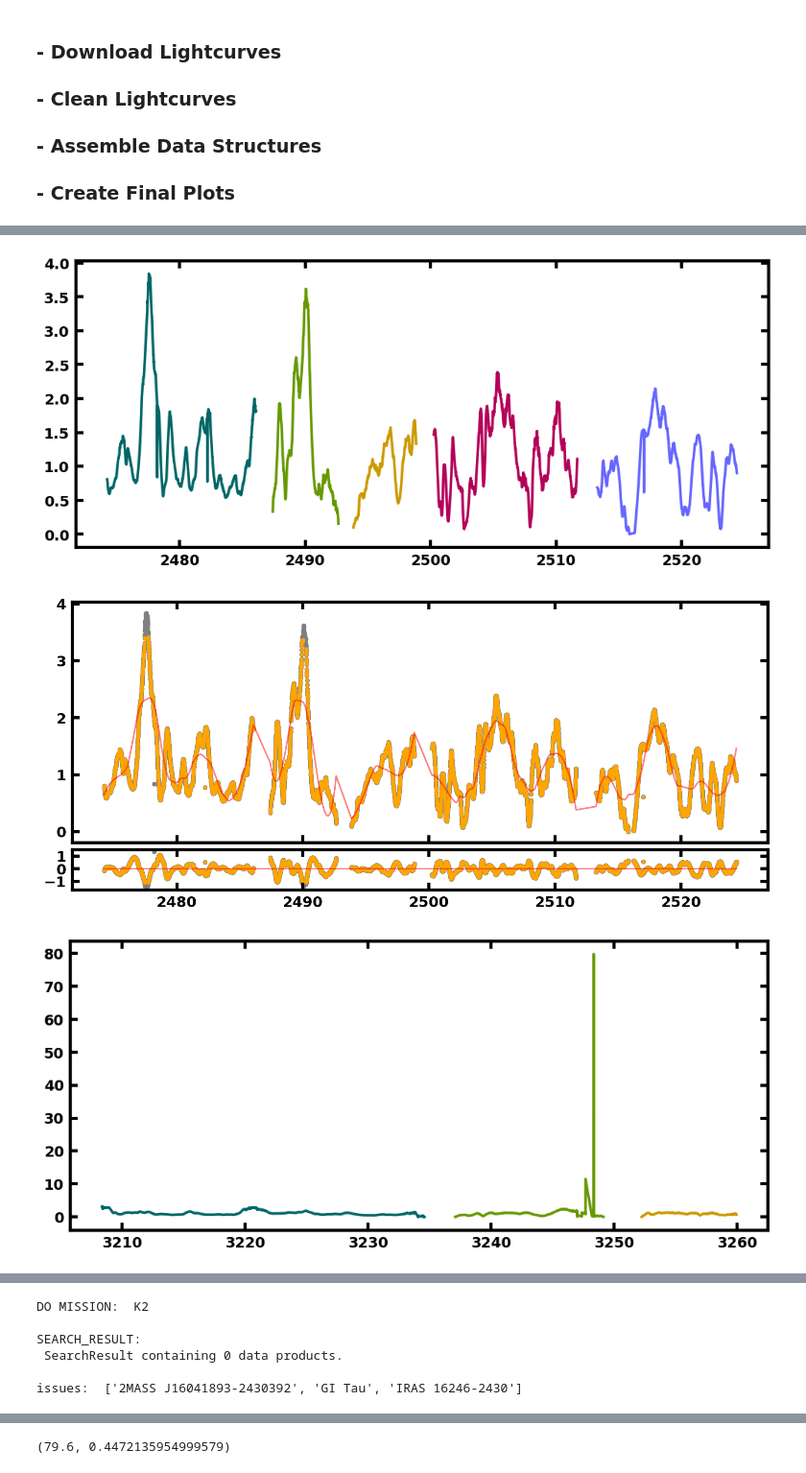
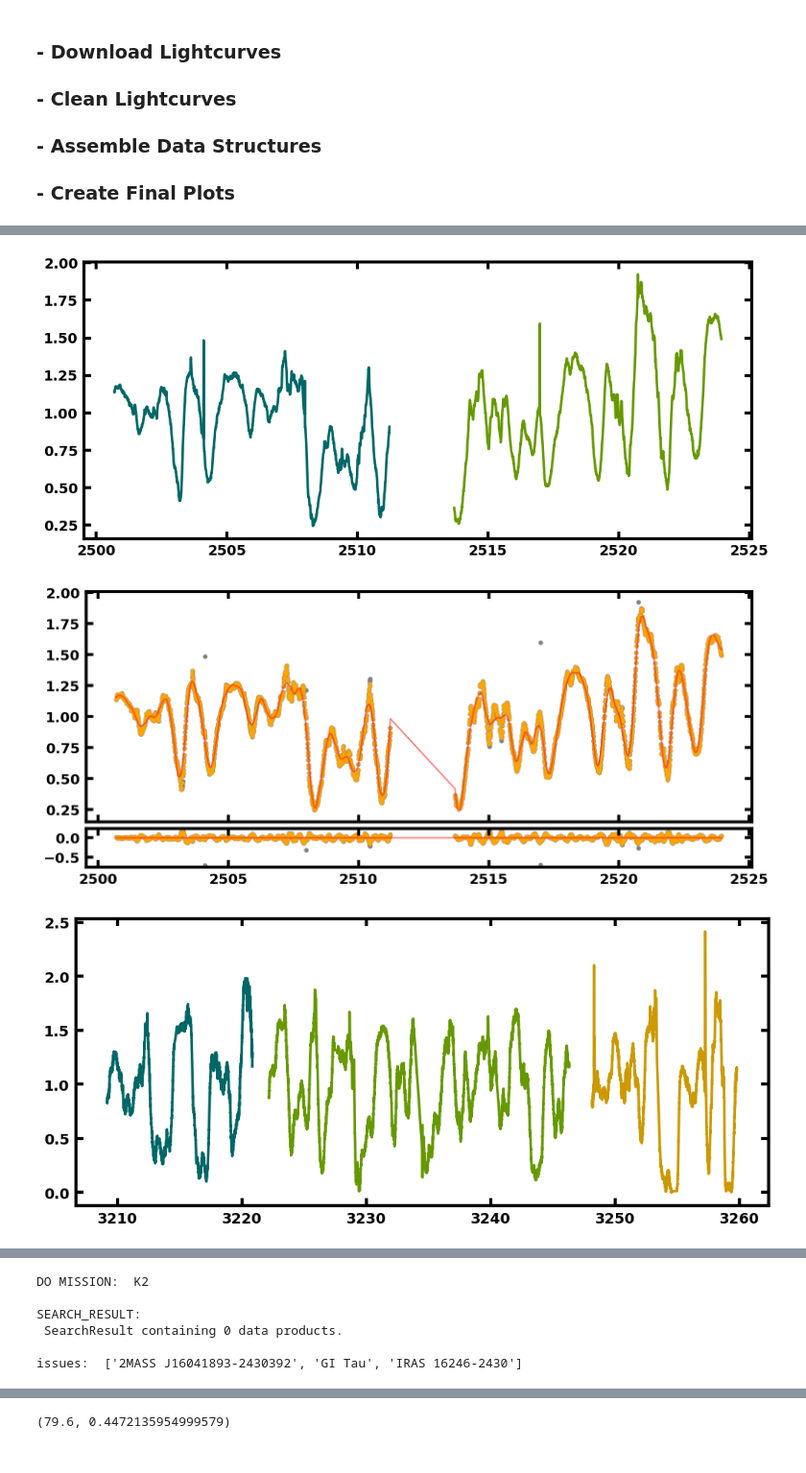
Before and after one commit to lbiddle/Primordial_Disks, a Jupyter notebook: YSO_Lightcurves.ipynb, the cells around one changed output, grey strips where cells are left out. Shown at 96% size. Saved outputs shown, nothing was run; the diff lists cells and outputs as text; code cells hidden in the pictures.

```diff
--- a/YSO_Lightcurves.ipynb
+++ b/YSO_Lightcurves.ipynb
@@ -1146,7 +1188,7 @@ for this_target in full_target_list:
 # %% [markdown]
 ### Test Object
 # %%
-do_object_test = False
+do_object_test = True
 do_test_lightcurve = True
 
 missions = ['TESS', 'K2']
@@ -1155,14 +1197,14 @@ missions = ['TESS', 'K2']
 
 
 # -------------------- SET TEST TARGET -------------------- #
-test_target = 'CW Tau'
+test_target = '2MASS J04360131+1726120'
 # -------------------------------------------------------- #
 
 # --------------------- SET AUTHOR ----------------------- #
 specify_author_in_test = True
 test_TESS_author = 'SPOC'
 # test_TESS_author = 'TESS-SPOC'
-test_TESS_author = 'QLP'
+# test_TESS_author = 'QLP'
 # test_TESS_author = 'CDIPS'
 # test_TESS_author = 'PATHOS'
 test_K2_author = 'K2'
@@ -1176,12 +1218,13 @@ TESS_QLP_targets = ['RX J1615.3-3255', 'V1094 Sco', 'SY Cha', 'Sz 98', 'Sz 90',
                     'Sz 58', 'Sz 61', '2MASS J16124373-3815031', '2MASS J16000236-4222145',
                     'RX J1842.9-3532', 'Sz 111', 'V409 Tau', 'DM Tau', 'CT Cha',
                     '2MASS J04334465+2615005', '2MASS J16090141-3925119', 'RY Tau',
-                    'RX J1556.0-3655', 'DS Tau', 'Ass Cha T 1-27', 'CW Tau']
-TESS_SPOC_targets = []
+                    'RX J1556.0-3655', 'DS Tau', 'Ass Cha T 1-27', 'CW Tau',
+                    '2MASS_J04343128+1722201']
+TESS_SPOC_targets = []  # ['T Cha']
 TESS_CDIPS_targets = []
 TESS_PATHOS_targets = []
 # -------- SET OPTIONAL K2 AUTHOR FOR FINAL PLOTS -------- #
-K2_K2SFF_targets = ['2MASS J16142029-1906481', 'LkHa 358', 'Elias 2-24']
+K2_K2SFF_targets = ['2MASS J16142029-1906481', 'LkHa 358', 'Elias 2-24', '2MASS J04343128+1722201']
 K2_EVEREST_targets = ['2MASS J04322210+1827426', 'AA Tau', '2MASS J16163345-2521505',
                       '2MASS J16154416-1921171', '2MASS J16042165-2130284']
 # -------------------------------------------------------- #
@@ -1189,7 +1232,7 @@ K2_EVEREST_targets = ['2MASS J04322210+1827426', 'AA Tau', '2MASS J16163345-2521
 
 # ---------------- SET SECTOR OR CAMPAIGN ---------------- #
 specify_sector_or_campaign_in_test = False
-test_TESS_sector = 70
+test_TESS_sector = 43
 test_K2_campaign = 2
 # -------------------------------------------------------- #
 
@@ -1279,6 +1355,9 @@ print(len(target_list))
 # range_template = [[0, startgap1], [endgap1, startgap2], [endgap2, -1]]
 
 mask_dict = {'TESS Sector 64': {'2MASS J11004022-7619280': [[0, 3062.4], [3063.0, -1]]
+                                },
+             'TESS Sector 43': {'2MASS_J04343128+1722201': [[0, 2484.5], [2486.0, -1]],
+                                '2MASS J04360131+1726120': [[0, 2484.5], [2486.0, -1]]
                                 },
              'TESS Sector 44': {'2MASS J04422101+2520343': [[0, 2512.0], [2514.4, -1]]
                                 },
@@ -1286,11 +1365,15 @@ mask_dict = {'TESS Sector 64': {'2MASS J11004022-7619280': [[0, 3062.4], [3063.0
                                 },
              'TESS Sector 70': {'2MASS J04334465+2615005': [[3208.0, 3220.0], [3223.0, -1]],
                                 'V409 Tau': [[3209.0, 3221.0], [3222.0, -1]],
-                                'DM Tau': [[3209.0, 3221.0], [3222.0, -1]]
+                                'DM Tau': [[3209.0, 3221.0], [3222.0, -1]],
+                                '2MASS J04343128+1722201': [[3209.0, 3221.0], [3222.0, -1]],
+                                '2MASS J04360131+1726120': [[3209.0, 3221.0], [3222.0, -1]]
                                 },
              'TESS Sector 71': {'2MASS J04334465+2615005': [[3235.0, 3247.0], [3248.5, -1]],
                                 'V409 Tau': [[3234.5, 3246.5], [3248.0, -1]],
-                                'DM Tau': [[3234.5, 3246.5], [3248.0, -1]]
+                                'DM Tau': [[3234.5, 3246.5], [3248.0, -1]],
+                                '2MASS J04343128+1722201': [[3234.5, 3246.5], [3248.0, -1]],
+                                '2MASS J04360131+1726120': [[3234.5, 3246.5], [3248.0, -1]]
                                 },
              'K2 Campaign 02': {'DoAr 25': [[0, 2064.0], [2064.5, 2104.5], [2107.5, 2126.0]],
                                 'WSB 52': [[0, 2064.0], [2064.5, 2104.5], [2107.5, 2126.0]],
@@ -1304,12 +1387,8 @@ mask_dict = {'TESS Sector 64': {'2MASS J11004022-7619280': [[0, 3062.4], [3063.0
 
 
 
-completed = []
-multiple = []
-issues = []
-
 # ---------- DO TARGET TEST ONLY? ---------- #
-do_test_target_only = False
+do_test_target_only = True
 
 if do_test_target_only == True:
     targets_with_lightcurves.append(test_target)
@@ -1329,7 +1408,7 @@ show_clean_plots = True
 
 show_lombscargle_period_identification = False
 
-plot_extras = True
+plot_extras = False
 
 peak_signals = {'target': [],
                 'signals': [],
@@ -1355,7 +1434,8 @@ for target_i, target in enumerate(target_list):
     else:
         in_final_sample = False
 
-
+    if target == 'CIDA-7':
+        target = '2MASS J04422101+2520343'
 
     if ((target not in completed) and (target not in issues)):
 
@@ -1507,9 +1587,11 @@ for target_i, target in enumerate(target_list):
                         mission_sets = [['TESS Sector 43', 'TESS Sector 44'], ['TESS Sector 70']]
                         mission_setnums = [['43', '44'], ['71']]
 
-                    # if target == 'V409 Tau':
-                    #     mission_sets = [['TESS Sector 43'], ['TESS Sector 44']]
-                    #     mission_setnums = [['43'], ['44']]
+                    if target == 'T Cha':
+                        mission_sets = [['TESS Sector 12'], ['TESS Sector 38'], ['TESS Sector 39']]
+                        mission_setnums = [['12'], ['38'], ['39']]
+                        # mission_sets = [['TESS Sector 11', 'TESS Sector 12'], ['TESS Sector 38'], ['TESS Sector 39']]
+                        # mission_setnums = [['11', '12'], ['38'], ['39']]
 
                     if target == 'GW Lup':
                         mission_sets = [['TESS Sector 12'], ['TESS Sector 65']]
@@ -1546,6 +1628,12 @@ for target_i, target in enumerate(target_list):
                     if target == 'RX J1556.0-3655':
                         mission_sets = [['TESS Sector 12'], ['TESS Sector 65']]
                         mission_setnums = [['12'], ['65']]
+
+                    if target == '2MASS J04360131+1726120':
+                        mission_sets = [['TESS Sector 43'], ['TESS Sector 44'], ['TESS Sector 70', 'TESS Sector 71']]
+                        mission_setnums = [['43'], ['44'], ['70', '71']]
+
+
 
 
 
@@ -1780,3 +1868,3 @@ Mission Setnums:  [[19], [43, 44], [70, 71]]
-[figure, old version]
+[figure, new version]
-[figure, old version]
+[figure, new version]
-[figure, old version]
+[figure, new version]
```
Also changed, not shown: parts of 10 cells of this notebook, 1 other file.
